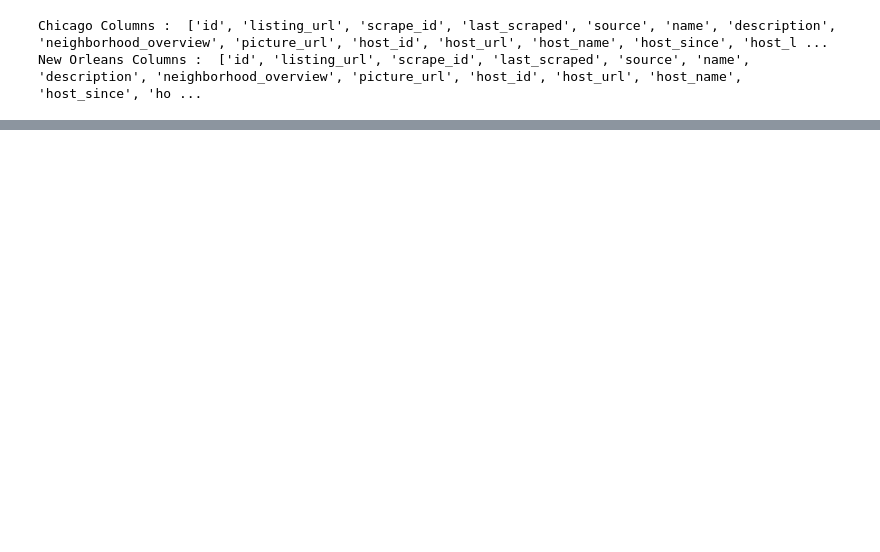
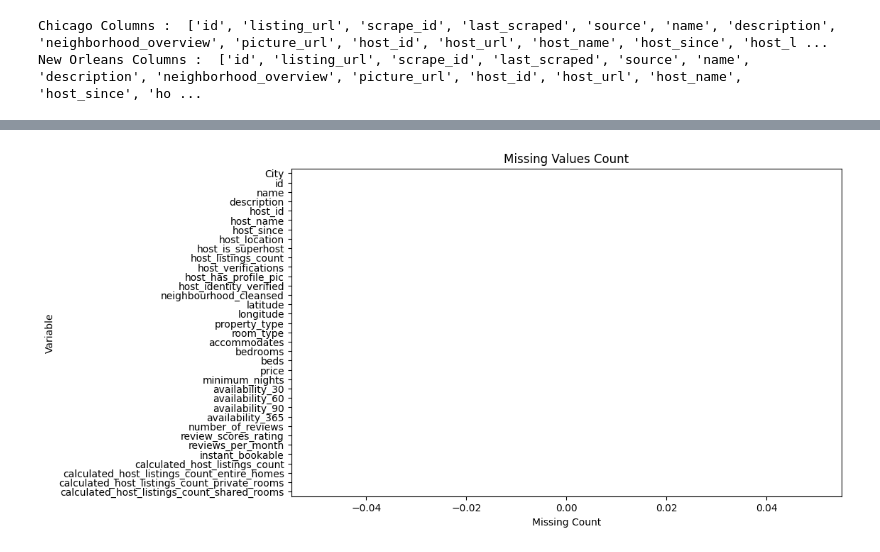
Before and after one commit to priyankadri/EDA_airbnb_capstone, a Jupyter notebook: Untitled1.ipynb, the cells around one changed output, grey strips where cells are left out. Drawn from its saved outputs; the diff is of its cells as text; code cells hidden in the pictures; blank space fills up the shorter version.

```diff
--- a/Untitled1.ipynb
+++ b/Untitled1.ipynb
@@ -132,0 +117,9 @@ new_orleans_final_columns.to_csv('new_orleans_cleaned.csv', sep=',', index=True,
+# %%
+merged_df['bedrooms'].fillna(0, inplace = True)
+merged_df['description'].fillna('NA', inplace = True)
+merged_df['beds'].fillna(0, inplace = True)
+merged_df['host_is_superhost'].fillna('f', inplace = True)
+merged_df['reviews_per_month'].fillna(0, inplace=True)
+# %%
+merged_mean_rating = merged_df['review_scores_rating'].mean()
+merged_df['review_scores_rating'].fillna(merged_mean_rating, inplace=True)
@@ -132,0 +218,3 @@ new_orleans_final_columns.to_csv('new_orleans_cleaned.csv', sep=',', index=True,
+# %%
+merged_df['price'] = merged_df['price'].str.replace('$', '').str.replace(',', '').astype(float)
+merged_df = merged_df[merged_df['price'] > 0]
@@ -132,0 +241,2 @@ new_orleans_final_columns.to_csv('new_orleans_cleaned.csv', sep=',', index=True,
+# %%
+merged_df = merged_df[merged_df['availability_365'] > 0]
@@ -132,0 +309,13 @@ new_orleans_final_columns.to_csv('new_orleans_cleaned.csv', sep=',', index=True,
+# %%
+# Visualizing the missing values
+missing_data = merged_df.isnull().sum().reset_index()
+missing_data.columns = ['Variable', 'Missing Count']
+
+plt.figure(figsize=(10, 6))
+sns.barplot(x='Missing Count', y='Variable', data=missing_data, palette='viridis')
+plt.title('Missing Values Count')
+plt.xlabel('Missing Count')
+plt.ylabel('Variable')
+plt.show()
+# %% [output]
+[figure, added]
```
Also changed, not shown: parts of 28 cells of this notebook.
